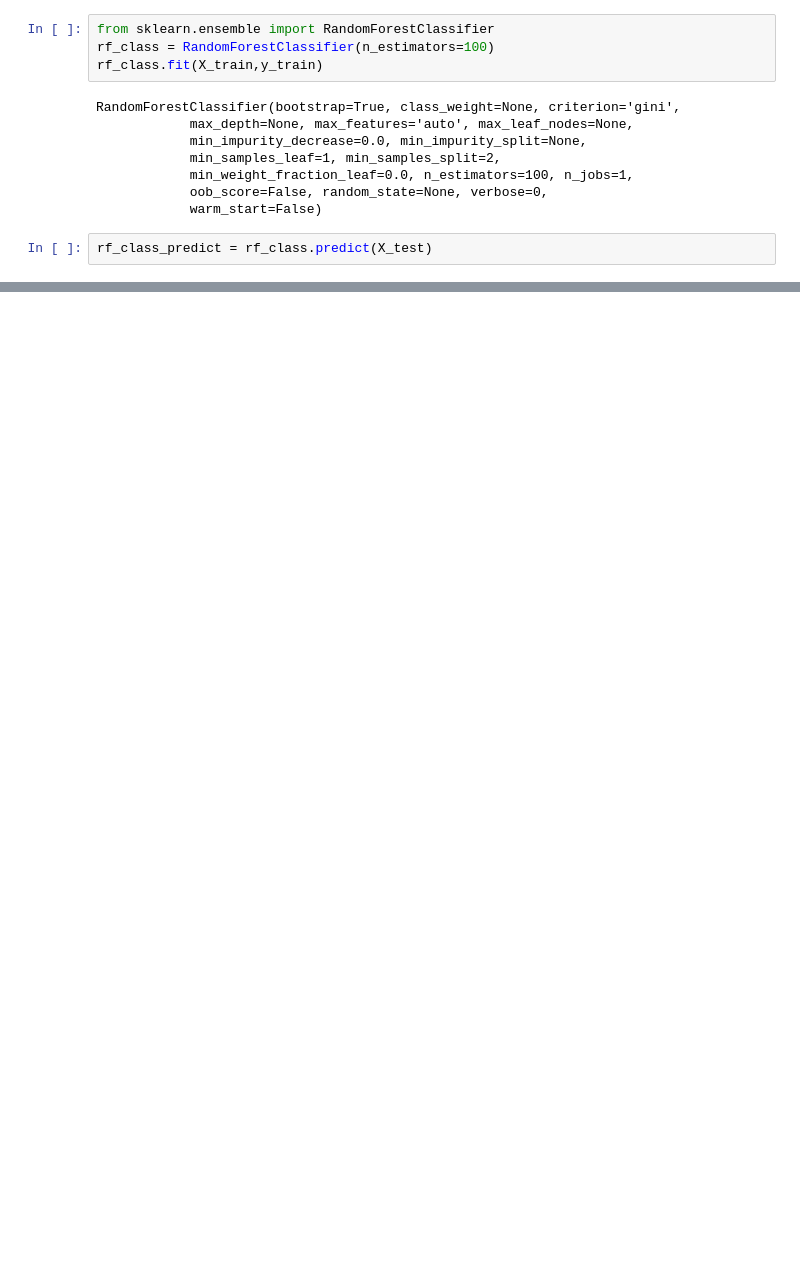
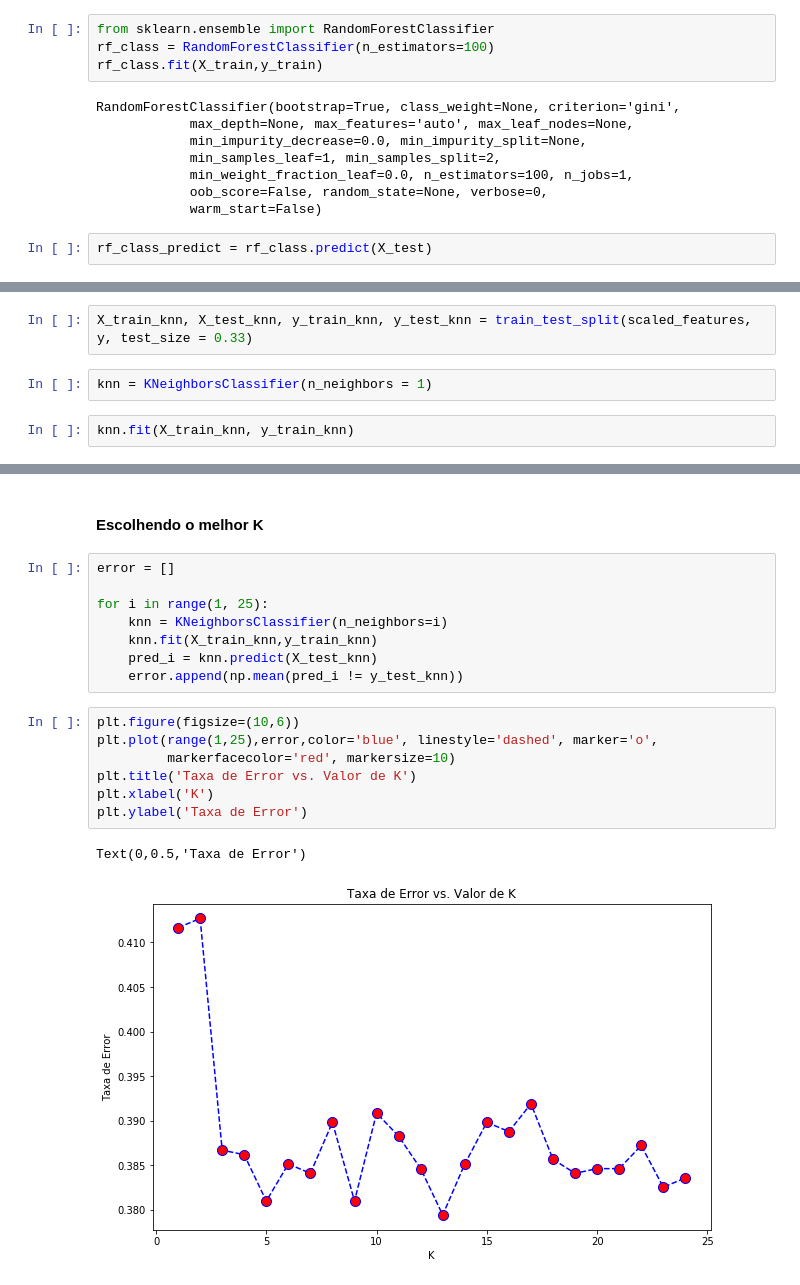
Before and after one commit to GabrielPerson/Data-Science-Project---UFMG, a Jupyter notebook: notebooks/1.0-Person-Classification.ipynb, the cells around one changed output, grey strips where cells are left out. Cells and saved outputs as stored; diff of their text form; blank space fills up the shorter version.

```diff
--- a/notebooks/1.0-Person-Classification.ipynb
+++ b/notebooks/1.0-Person-Classification.ipynb
@@ -169,0 +152,6 @@ print(confusion_matrix(y_test,rf_class_predict))
+# %%
+X_train_knn, X_test_knn, y_train_knn, y_test_knn = train_test_split(scaled_features, y, test_size = 0.33)
+# %%
+knn = KNeighborsClassifier(n_neighbors = 1)
+# %%
+knn.fit(X_train_knn, y_train_knn)
@@ -169,0 +190,20 @@ print(confusion_matrix(y_test,rf_class_predict))
+# %% [markdown]
+#### Escolhendo o melhor K
+# %%
+error = []
+
+for i in range(1, 25):
+    knn = KNeighborsClassifier(n_neighbors=i)
+    knn.fit(X_train_knn,y_train_knn)
+    pred_i = knn.predict(X_test_knn)
+    error.append(np.mean(pred_i != y_test_knn))
+# %%
+plt.figure(figsize=(10,6))
+plt.plot(range(1,25),error,color='blue', linestyle='dashed', marker='o',
+         markerfacecolor='red', markersize=10)
+plt.title('Taxa de Error vs. Valor de K')
+plt.xlabel('K')
+plt.ylabel('Taxa de Error')
+# %% [output]
+Text(0,0.5,'Taxa de Error')
+[figure, added]
```
Also changed, not shown: parts of 28 cells of this notebook.
